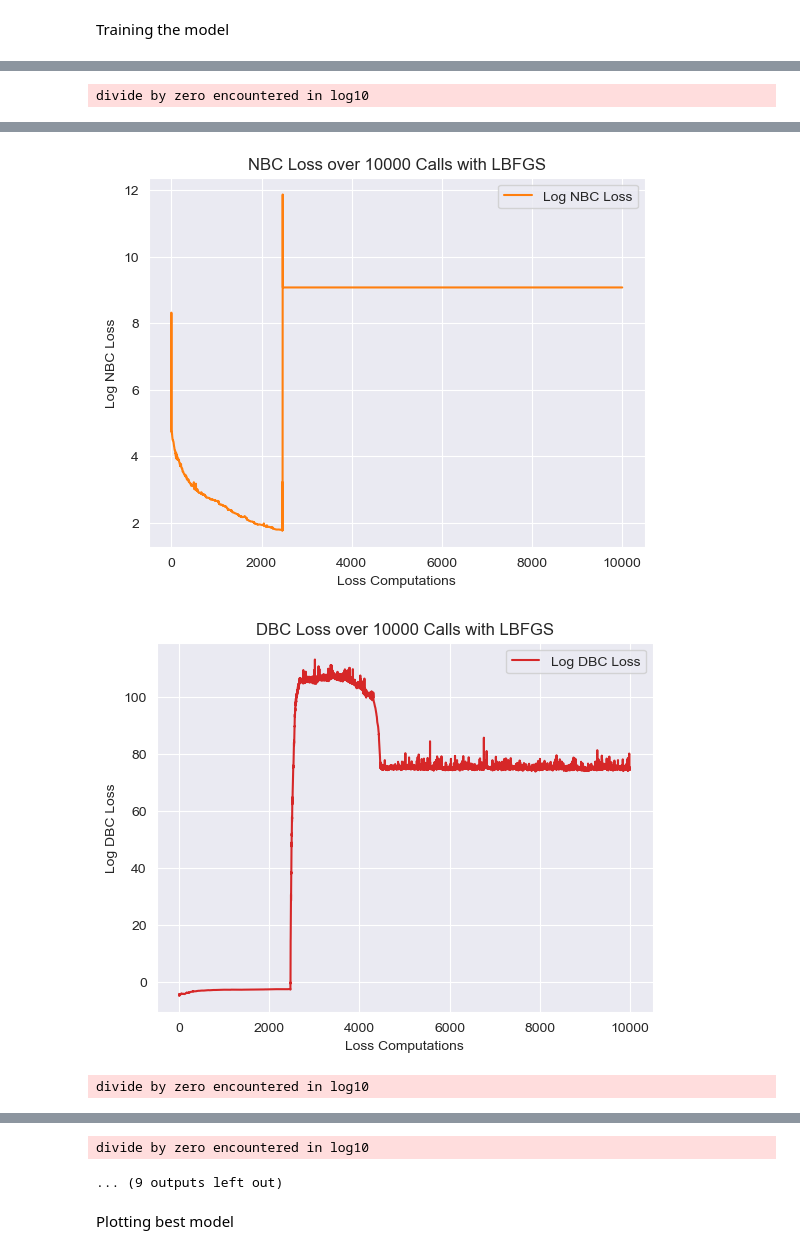
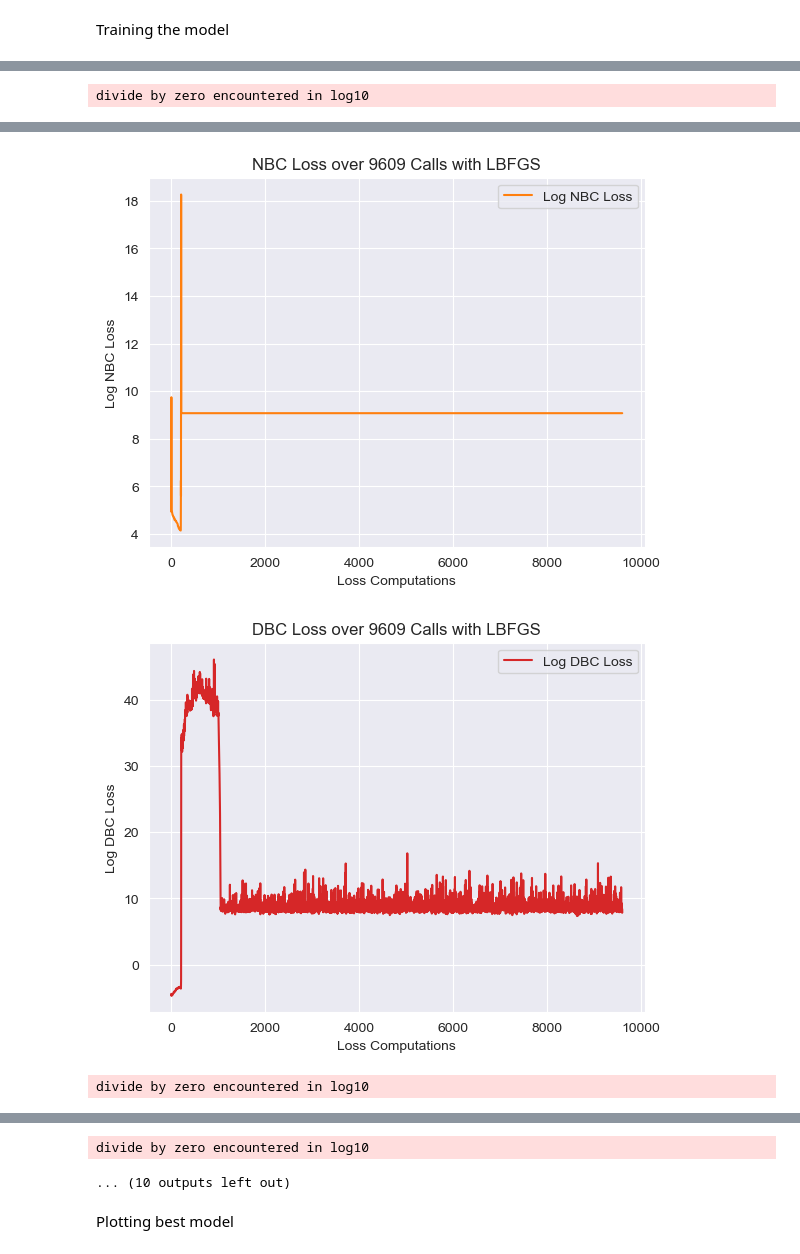
Before and after one commit to RoshenS/PINNs, a Jupyter notebook: 3D_Isotropic_Beam temp.ipynb, the cells around one changed output, grey strips where cells are left out. Drawn from its saved outputs; the diff is of its cells as text; code cells hidden in the pictures.

```diff
--- a/3D_Isotropic_Beam temp.ipynb
+++ b/3D_Isotropic_Beam temp.ipynb
@@ -51,11 +52,13 @@ Solution: With Force (F), Area (A), Length (L), and Elastic Modulus (E), $\delta
 # %%
 # Range of x and y to be modelled
 # 10, 10e-3...
-x_range, x_int = 10, 50
-y_range, y_int = 1, 5
-z_range, z_int = 1, 5
+x_range, x_int = 10, 30
+y_range, y_int = 1, 3
+z_range, z_int = 1, 3
 
-train = grid(x_range,y_range,z_range,x_int,y_int,z_int).requires_grad_(True)
+body_grid = grid(x_range,y_range,z_range,x_int,y_int,z_int).requires_grad_(True)
+
+phy_pos = grid(x_range,y_range,z_range,x_int,y_int,z_int,i=True).requires_grad_(True)
 
 # Physical Parameters, E = Youngs Modulus (Pa), v = Poisson's ratio (Typically [-1,0.5]).
 # Sclera
@@ -100,7 +103,6 @@ T_pos.append(grid(x_range,-y_range/2.0,z_range,x_int,1,z_int).requires_grad_(Tru
 T_pos.append(grid(x_range,y_range/2.0,z_range,x_int,1,z_int).requires_grad_(True))
 T_pos.append(grid(x_range,y_range,-z_range/2.0,x_int,y_int,1).requires_grad_(True))
 T_pos.append(grid(x_range,y_range,z_range/2.0,x_int,y_int,1).requires_grad_(True))
-
 NBC = [T_pos,n_hat,T_hat]
 # %% [markdown]
 Plotting Model Prediction
@@ -175,7 +177,7 @@ Creating the Model
 # %%
 # i_num nodes, i_len nodes per layer and Tanh activation fn, wide and shallow (64x4)
 i_num = 2
-i_len = 64
+i_len = 32
 #params to take and approximate
 params_in = 3
 params_out = 3
@@ -270,9 +272,8 @@ def Stress(model,input):
 
     return sigma_6xn[0,:],sigma_6xn[1,:],sigma_6xn[2,:],sigma_6xn[3,:],sigma_6xn[4,:],sigma_6xn[5,:]
 # %%
-def loss_fn(model, batch):
+def loss_fn(model):
     # model: model
-    # batch: training batch
     prev_disp.clear()
     prev_sigma.clear()
     prev_div.clear()
@@ -301,17 +302,17 @@ def loss_fn(model, batch):
     #Physics Loss
 
     #Stress
-    sxx_phy,syy_phy,szz_phy,sxy_phy,sxz_phy,syz_phy = Stress(model,batch)
+    sxx_phy,syy_phy,szz_phy,sxy_phy,sxz_phy,syz_phy = Stress(model,phy_pos)
 
     #Divergence of Stress
 
-    dsxx = torch.autograd.grad(sxx_phy, batch, torch.ones_like(sxx_phy), create_graph=True)[0]
-    dsyy = torch.autograd.grad(syy_phy, batch, torch.ones_like(syy_phy), create_graph=True)[0]
-    dszz = torch.autograd.grad(szz_phy, batch, torch.ones_like(szz_phy), create_graph=True)[0]
+    dsxx = torch.autograd.grad(sxx_phy, phy_pos, torch.ones_like(sxx_phy), create_graph=True)[0]
+    dsyy = torch.autograd.grad(syy_phy, phy_pos, torch.ones_like(syy_phy), create_graph=True)[0]
+    dszz = torch.autograd.grad(szz_phy, phy_pos, torch.ones_like(szz_phy), create_graph=True)[0]
 
-    dsxy = torch.autograd.grad(sxy_phy, batch, torch.ones_like(sxy_phy), create_graph=True)[0]
-    dsxz = torch.autograd.grad(sxz_phy, batch, torch.ones_like(sxz_phy), create_graph=True)[0]
-    dsyz = torch.autograd.grad(syz_phy, batch, torch.ones_like(syz_phy), create_graph=True)[0]
+    dsxy = torch.autograd.grad(sxy_phy, phy_pos, torch.ones_like(sxy_phy), create_graph=True)[0]
+    dsxz = torch.autograd.grad(sxz_phy, phy_pos, torch.ones_like(sxz_phy), create_graph=True)[0]
+    dsyz = torch.autograd.grad(syz_phy, phy_pos, torch.ones_like(syz_phy), create_graph=True)[0]
 
     dsxxdx = dsxx[:,0]
     dsyydy = dsyy[:,1]
@@ -393,7 +394,7 @@ def final(model):
 Closure Fn for Optimisers
 # %%
 def closure():
-    loss = loss_fn(model, train)
+    loss = loss_fn(model)
     optim.zero_grad()
     loss.backward()
     return loss
@@ -401,7 +402,7 @@ def closure():
 Training the model
 # %%
 # train
-n_epochs = (10000,0)
+n_epochs = (0,500)
 w_update = 1
 epochs = 1
 prev_loss, prev_phy, prev_NBC, prev_DBC = list(),list(),list(),list()
@@ -473,3 +474,3 @@ divide by zero encountered in log10
-[figure, old version]
+[figure, new version]
-[figure, old version]
+[figure, new version]
 divide by zero encountered in log10
@@ -480,5 +481,5 @@ divide by zero encountered in log10
 divide by zero encountered in log10
-... (9 outputs left out)
+... (10 outputs left out)
 # %% [markdown]
 Plotting best model
 # %%
```
Also changed, not shown: parts of 5 cells of this notebook.
